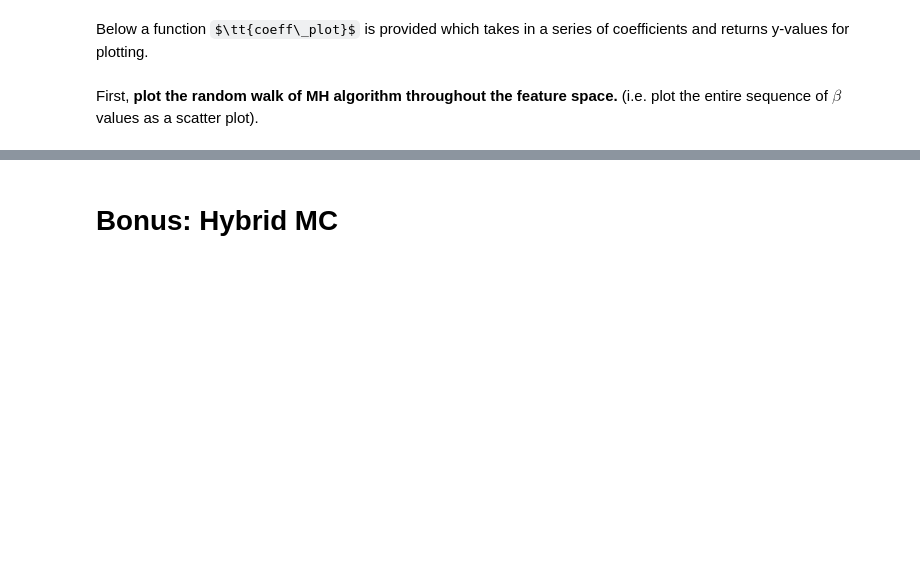
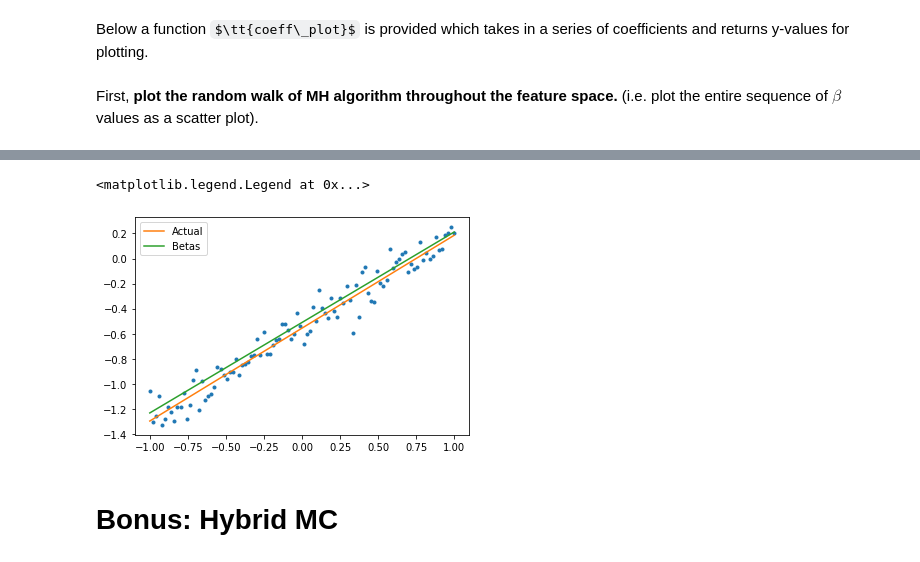
Before and after one commit to UMT-CSCI-591-Deep-Learning-2022/Week_14_MCMC, a Jupyter notebook: BayesianLinearRegression.ipynb, the cells around one changed output, grey strips where cells are left out. Saved outputs shown, nothing was run; the diff lists cells and outputs as text; code cells hidden in the pictures; some formulas as TeX source; blank space fills up the shorter version.

```diff
--- a/BayesianLinearRegression.ipynb
+++ b/BayesianLinearRegression.ipynb
@@ -193,11 +266,14 @@ Next, **plot the posterior predictive distribution, i.e. make a plot of x versus
 # %%
 plt.plot(x,y,'.')
 
 plt.plot(x,coeff_plot(act_coeffs,x),label='Actual')
-
+plt.plot(x,coeff_plot(betas[-1],x),label='Betas')
 # for beta in samples, plot the regression line
 
 plt.legend()
+# %% [output]
+<matplotlib.legend.Legend at 0x...>
+[figure, added]
 # %% [markdown]
 # Bonus: Hybrid MC
 # %% [markdown]
```
Also changed, not shown: parts of 14 cells of this notebook.
